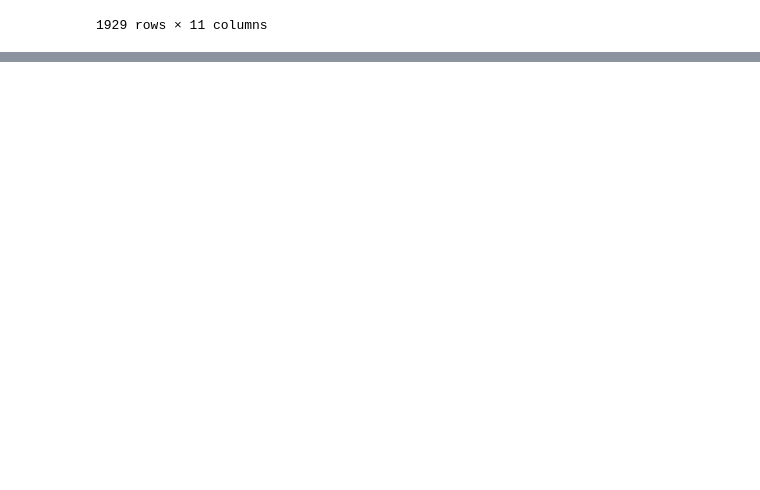
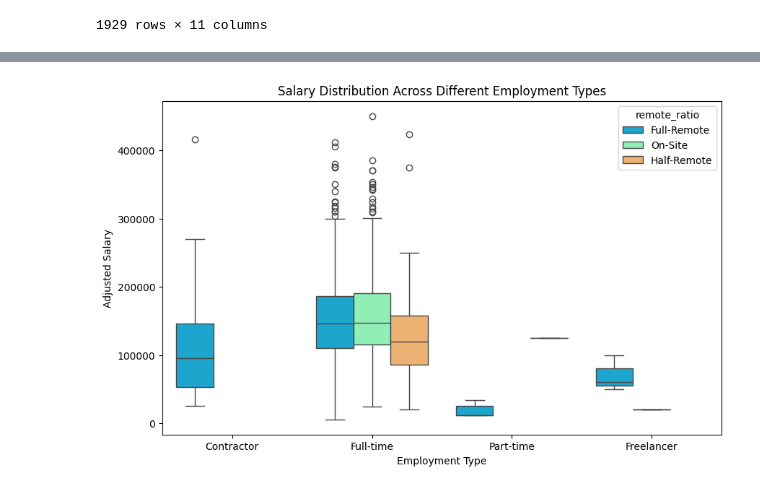
Before and after one commit to Raju-jrDev/Data-Science-job-analysis, a Jupyter notebook: main.ipynb, the cells around one changed output, grey strips where cells are left out. Cells and saved outputs as stored; diff of their text form; code cells hidden in the pictures; blank space fills up the shorter version.

```diff
--- a/main.ipynb
+++ b/main.ipynb
@@ -109 +161,10 @@ df.describe()
+# %%
+plt.figure(figsize=(10, 6))
+sns.boxplot(data=df, x='employment_type', y='salary_in_usd', palette='rainbow' , hue='remote_ratio')
+plt.title('Salary Distribution Across Different Employment Types')
+plt.xlabel('Employment Type')
+plt.ylabel('Adjusted Salary')
+plt.show()
+# %% [output]
+[figure, added]
 # %%
```
Also changed, not shown: parts of 8 cells of this notebook.
